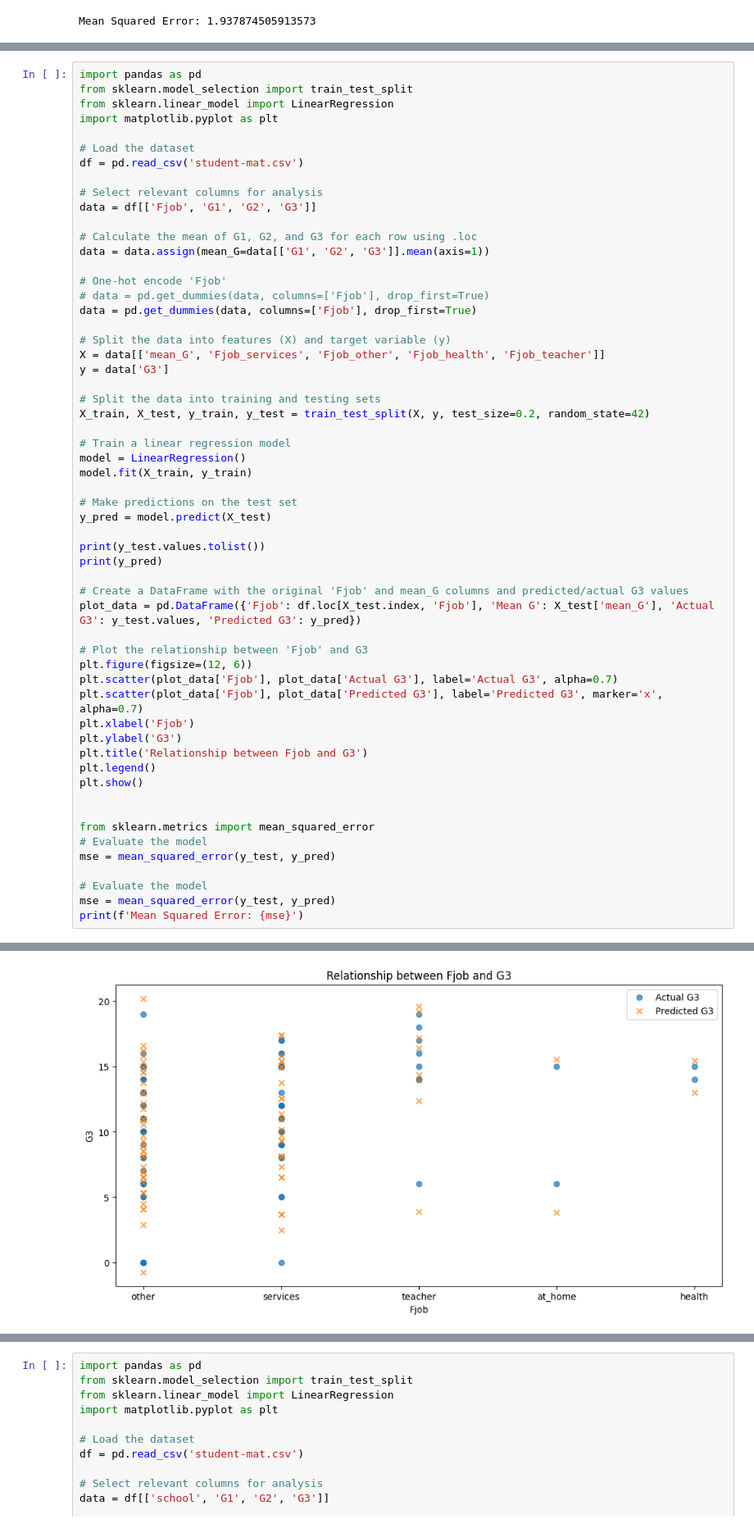
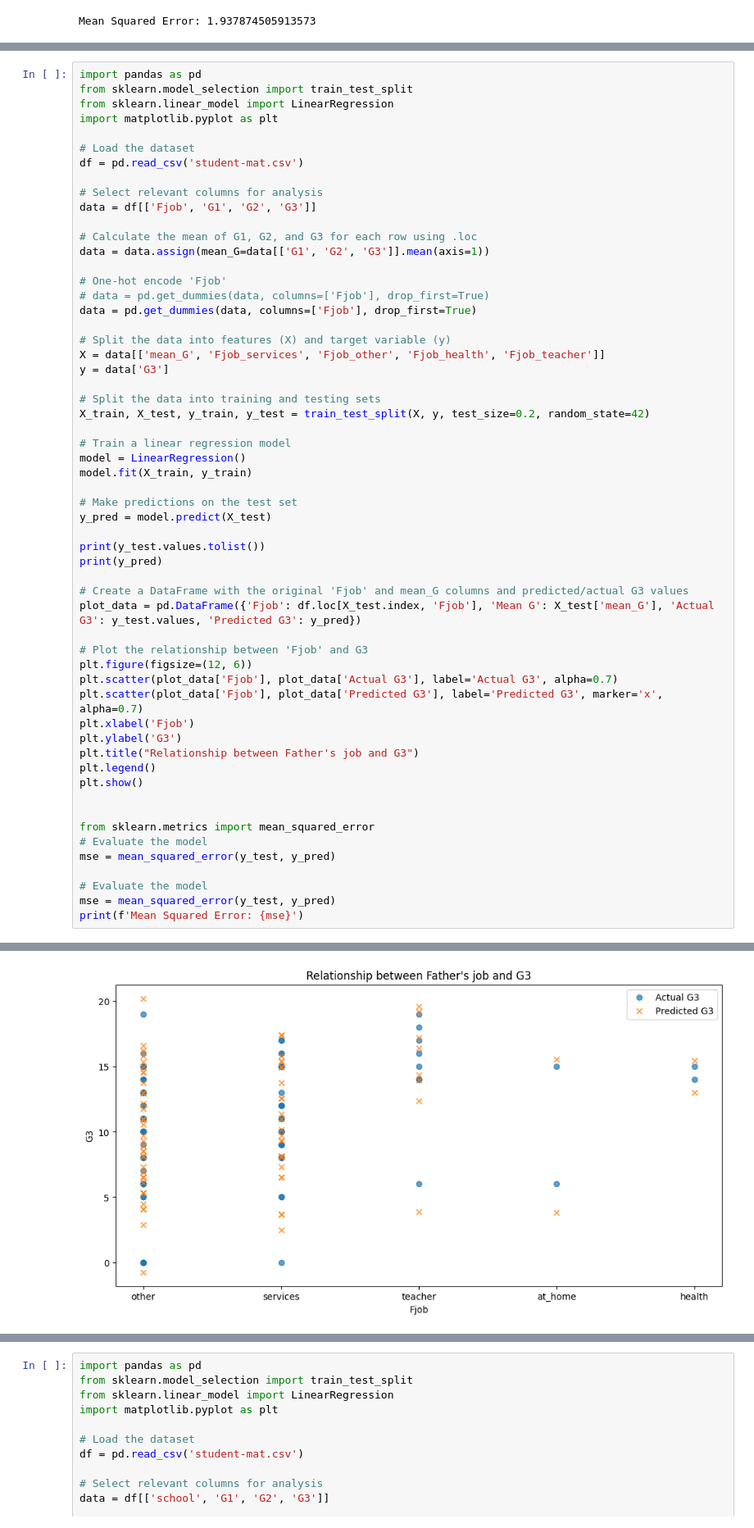
Before and after one commit to BMSaumya/Inspiher, a Jupyter notebook: saumya_taskset.ipynb, the cells around one changed output, grey strips where cells are left out. Shown at 82% size. Cells and saved outputs as stored; diff of their text form.

```diff
--- a/saumya_taskset.ipynb
+++ b/saumya_taskset.ipynb
@@ -409,35 +409,35 @@ plt.scatter(plot_data['Fjob'], plot_data['Actual G3'], label='Actual G3', alpha=
 plt.scatter(plot_data['Fjob'], plot_data['Predicted G3'], label='Predicted G3', marker='x', alpha=0.7)
 plt.xlabel('Fjob')
 plt.ylabel('G3')
-plt.title('Relationship between Fjob and G3')
+plt.title("Relationship between Father's job and G3")
 plt.legend()
 plt.show()
 
 
 from sklearn.metrics import mean_squared_error
 # Evaluate the model
 mse = mean_squared_error(y_test, y_pred)
 
 # Evaluate the model
 mse = mean_squared_error(y_test, y_pred)
 print(f'Mean Squared Error: {mse}')
 # %% [output]
 [10, 12, 5, 10, 9, 13, 18, 6, 0, 14, 15, 7, 15, 10, 14, 8, 8, 11, 15, 0, 14, 16, 16, 6, 0, 19, 11, 12, 17, 10, 8, 10, 15, 13, 8, 5, 0, 15, 14, 8, 5, 11, 14, 9, 15, 10, 11, 13, 13, 16, 13, 15, 12, 10,  ...
 [ 8.1231933  12.5592927   2.48012794  8.52635989  8.12446021 12.96119238
  19.2084508   6.51052694  4.0915274  12.35461876 15.38019193  6.10736035
  13.76879247 10.94535943 14.97702534  8.12446021  6.91369353 10.94535943
  15.53146194  5.30102717 14.57385874 15.78462542 15.38145883  3.88812037
   3.68962771 20.21819101 10.94535943  9.73585966 17.19261785 10.54219284
   7.31812703  8.1231933  15.38145883 12.5592927   6.51052694  4.0915274
  -0.74647169 15.43285337 12.96119238  6.51179385  5.30102717  9.33395998
  13.96728513  8.12446021 16.5896917   9.73712657 10.94662634 14.57385874
  12.1548592  16.38628467 13.76752556 14.97829224 10.14029316  8.12446021
   3.83963082 11.75169261 10.94535943  2.88202763 16.18652511 17.39729179
  13.01385383  8.12446021  8.52635989  4.49469399  6.51179385 17.39729179
   7.31686012  9.33395998  8.92952648 15.78335852  6.51052694  9.33269307
  14.37045172 19.61161739 11.34979293  5.30102717  8.12446021 14.97829224
   3.68962771]
-[figure, old version]
+[figure, new version]
 Mean Squared Error: 1.9925770189519019
 # %%
 import pandas as pd
```
Also changed, not shown: parts of 4 cells of this notebook.
